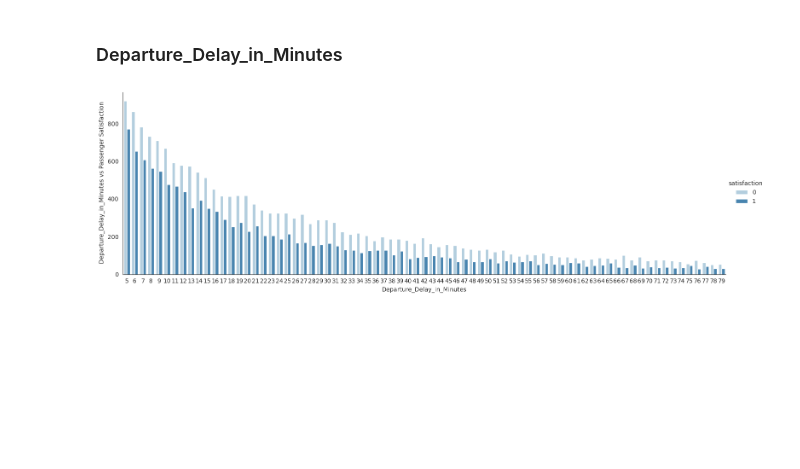
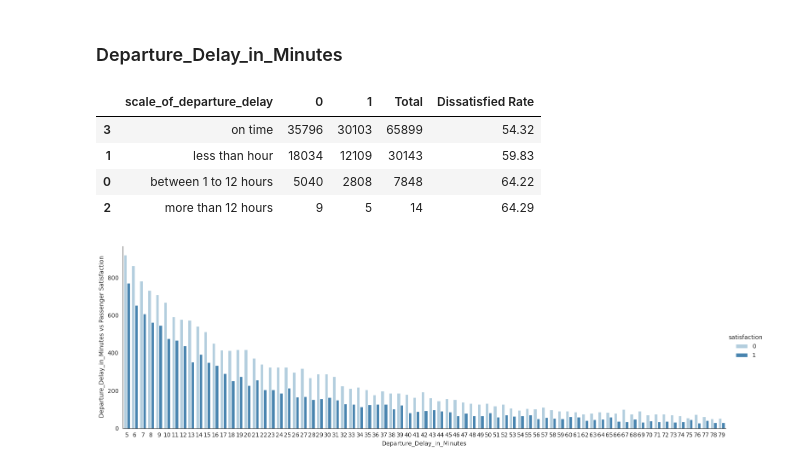
Before and after one commit to shanshanlao/Airline-Passenger-Satisfaction-Prediction, a Jupyter notebook: Code/Airline_data_Basic EDA.ipynb, the cells around one changed output. Cells and saved outputs as stored; diff of their text form; code cells hidden in the pictures; blank space fills up the shorter version.

Commit message:
Update Airline_data_Basic EDA.ipynb
Add the hourly rate change for departure

```diff
--- a/Code/Airline_data_Basic EDA.ipynb
+++ b/Code/Airline_data_Basic EDA.ipynb
@@ -295,6 +295,45 @@ def table (var, highlight = True):
         df_pivot = df_pivot
 
     return df_pivot
+# %%
+df_delay = df.copy()
+# convert departure delya to hours
+df_delay["Departure Delay in hour"]= round(df_delay["Departure_Delay_in_Minutes"]/60,1)
+
+# function to calcuate scale of delay
+# method from https://www.youtube.com/watch?v=ICxUS4MGioE&t=1242s
+def scale_of_delay (row):
+    if row == 0:
+        return "on time"
+    if (row > 0) & (row < 1):
+        return "less than hour"
+    if (row >= 1) & (row < 12):
+        return "between 1 to 12 hours"
+    if row >= 12:
+        return "more than 12 hours"
+    else:
+        return "0"
+
+# apply function
+df_delay["scale_of_departure_delay"] = df_delay["Departure Delay in hour"].apply(lambda row: scale_of_delay(row))
+
+
+
+def table2 (df,var):
+
+    df_pivot = pd.pivot_table(
+        df[[ 'id',var, "satisfaction"]],
+        index = [var],
+        columns = ["satisfaction"],
+        aggfunc = "count",
+        fill_value =0).reset_index()
+
+    df_pivot.columns = [var, 0, 1]
+
+    df_pivot["Total"] = df_pivot[1]+df_pivot[0]
+    df_pivot["Dissatisfied Rate"] = round(df_pivot[0]/df_pivot["Total"]*100,2).astype(str)
+
+    return df_pivot
 # %% [markdown]
 ### Gender
 # %%
@@ -597,6 +636,14 @@ level_plot('Cleanliness')
 [figure]
 # %% [markdown]
 ### Departure_Delay_in_Minutes
+# %%
+table2(df_delay, "scale_of_departure_delay").loc[[3,1,0, 2],:]
+# %% [output]
+|  | scale_of_departure_delay | 0 | 1 | Total | Dissatisfied Rate |
+| 3 | on time | 35796 | 30103 | 65899 | 54.32 |
+| 1 | less than hour | 18034 | 12109 | 30143 | 59.83 |
+| 0 | between 1 to 12 hours | 5040 | 2808 | 7848 | 64.22 |
+| 2 | more than 12 hours | 9 | 5 | 14 | 64.29 |
 # %%
 with sns.axes_style('white'):
     g = sns.catplot(data=df,  x="Departure_Delay_in_Minutes", aspect=3.0, kind='count', hue='satisfaction', order=range(5, 80),palette = "Blues")
```
